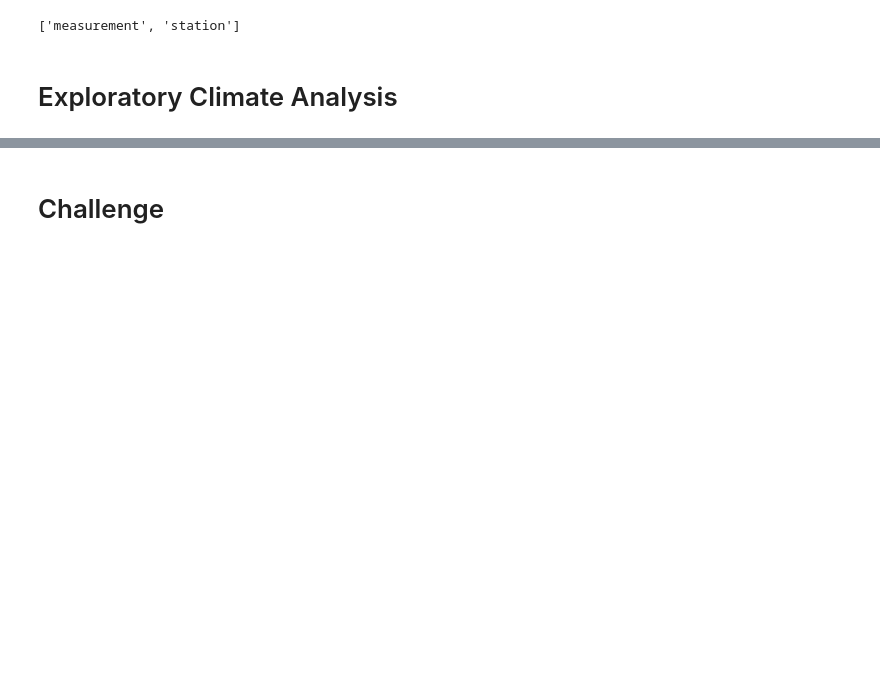
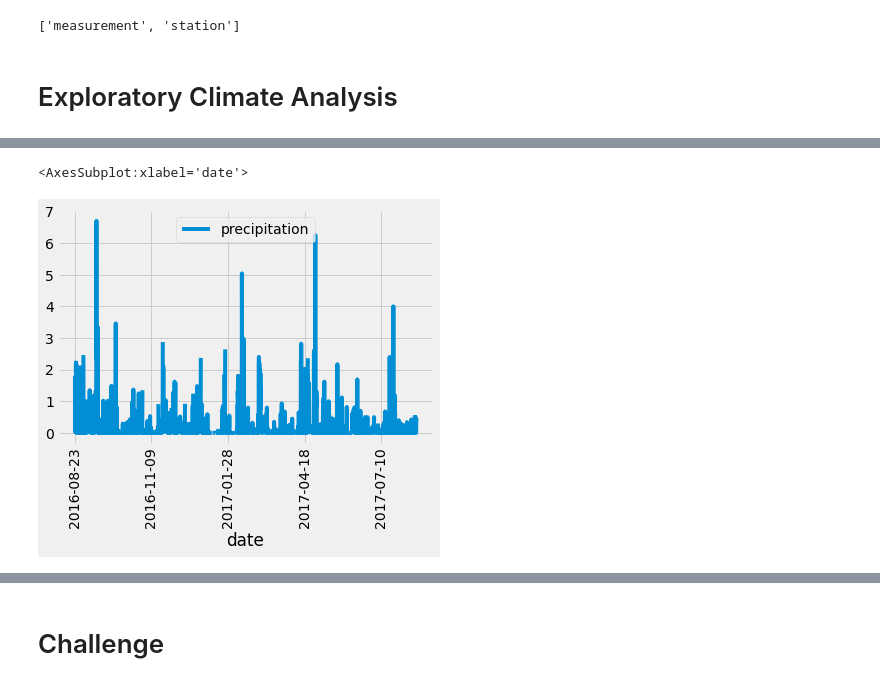
Before and after one commit to Indiradonthi/surfs_up, a Jupyter notebook: climate_analysis.ipynb, the cells around one changed output, grey strips where cells are left out. Cells and saved outputs as stored; diff of their text form; code cells hidden in the pictures; blank space fills up the shorter version.

```diff
--- a/climate_analysis.ipynb
+++ b/climate_analysis.ipynb
@@ -43,13 +43,21 @@ session = Session(engine)
 # %%
 # Design a query to retrieve the last 12 months of precipitation data and plot the results.
 #Starting from the last data point in the database.
+prev_year = dt.date(2017, 8, 23)
 
 # Calculate the date one year from the last date in data set.
+prev_year = dt.date(2017, 8, 23) - dt.timedelta(days=365)
 
 # Perform a query to retrieve the data and precipitation scores
+results = []
+results = session.query(Measurement.date, Measurement.prcp)
+print(results.all())
 
 # Save the query results as a Pandas DataFrame and set the index to the date column
+results = session.query(Measurement.date, Measurement.prcp).filter(Measurement.date >= prev_year)
+
 
 # Sort the dataframe by date
+results = session.query(Measurement.date, Measurement.prcp).filter(Measurement.date >= prev_year).all()
 
 # Use Pandas Plotting with Matplotlib to plot the data
@@ -55,0 +66,6 @@ session = Session(engine)
+# %%
+# Use Pandas to calcualte the summary statistics for the precipitation data
+# Save the query results as a Pandas DataFrame and set the index to the date column
+df = pd.DataFrame(results, columns=['date','precipitation'])
+df.set_index(df['date'], inplace=True)
+print(df)
@@ -55,0 +109,4 @@ session = Session(engine)
+# %%
+# Sort the dataframe by date
+df = df.sort_index()
+print(df.to_string(index=False))
@@ -56,2 +131,8 @@ session = Session(engine)
+# %%
+# Use Pandas Plotting with Matplotlib to plot the data
+df.plot(rot =90)
+# %% [output]
+<AxesSubplot:xlabel='date'>
+[figure, added]
 # %%
 # Use Pandas to calcualte the summary statistics for the precipitation data
```
Also changed, not shown: parts of 6 cells of this notebook.
